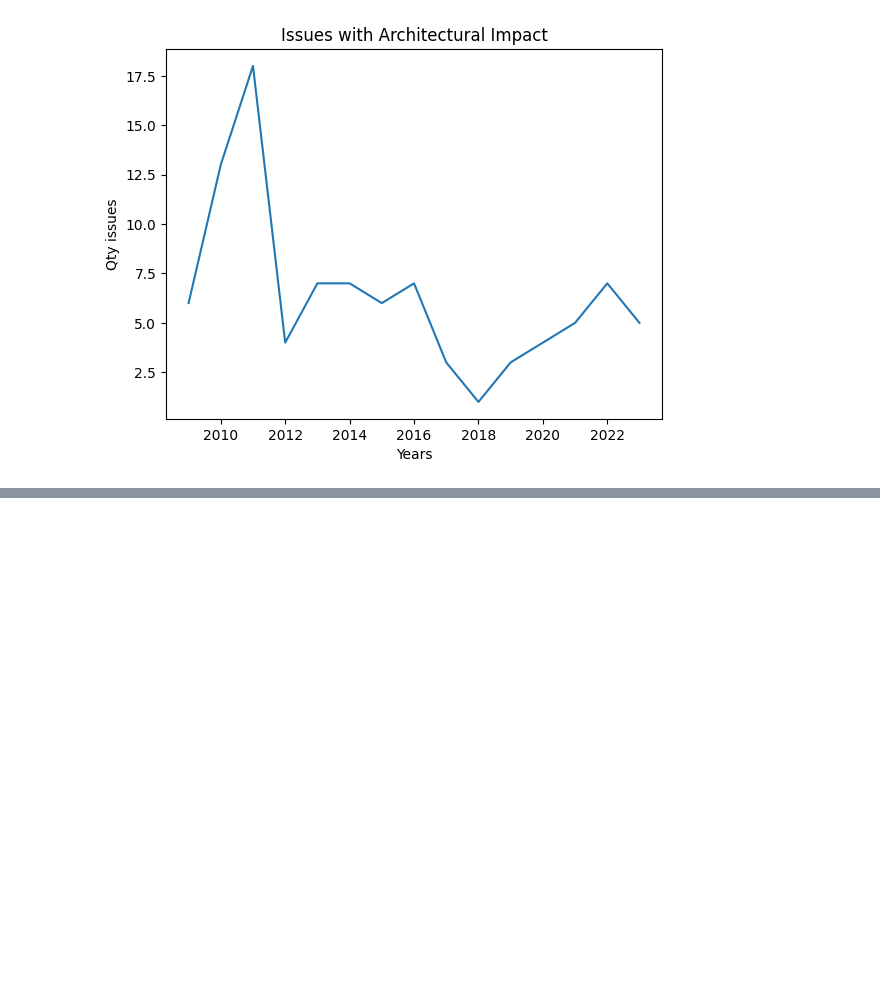
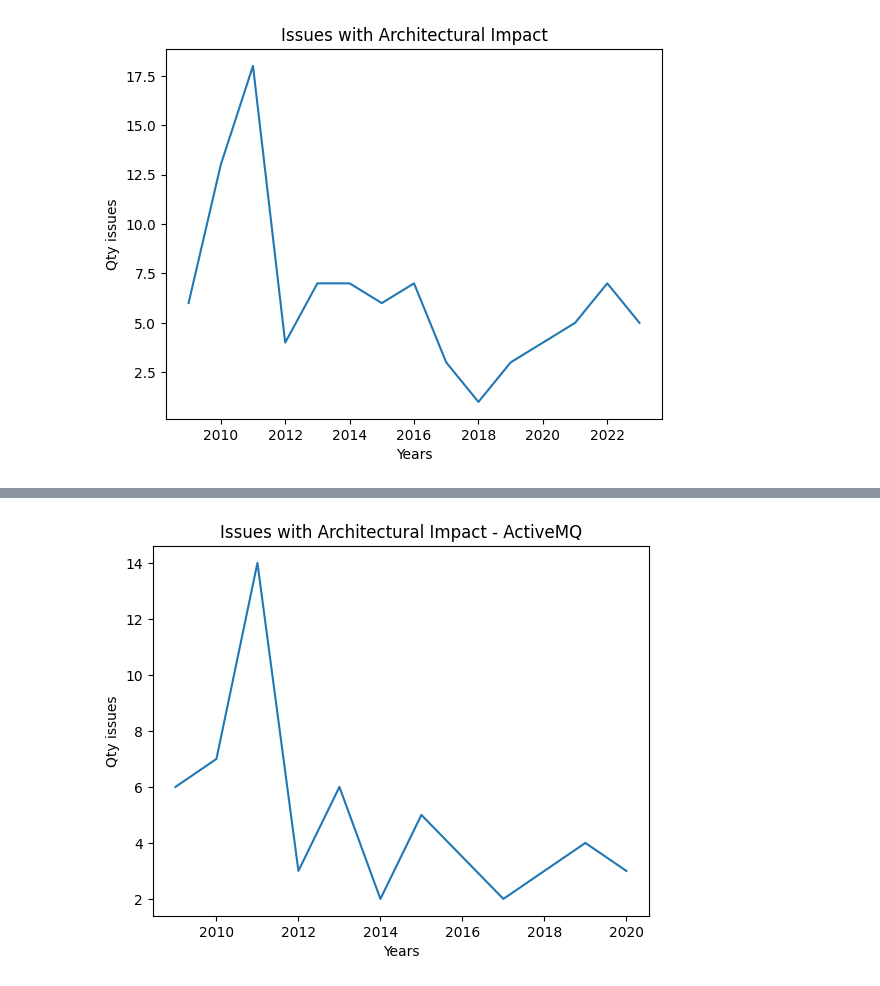
Before and after one commit to armandossrecife/my_validation, a Jupyter notebook: my_comparison.ipynb, the cells around one changed output, grey strips where cells are left out. Cells and saved outputs as stored; diff of their text form; code cells hidden in the pictures; blank space fills up the shorter version.

```diff
--- a/my_comparison.ipynb
+++ b/my_comparison.ipynb
@@ -2071,0 +2094,5 @@ grafico_temperaturas.exibir_gráfico()
+# %%
+df_aii_yes = df_activemq_issues_inspected[df_activemq_issues_inspected['architectural_impact'] == 'YES']
+df_aii_yes = df_aii_yes[['issue_key', 'summary']]
+df2a = df_aii_yes.copy()
+df_aii_yes
@@ -2071,0 +2117,4 @@ grafico_temperaturas.exibir_gráfico()
+# %%
+# Merge DataFrames by Column
+df3a=pd.merge(df1a,df2a, on='issue_key')
+df3a
@@ -2071,0 +2139,3 @@ grafico_temperaturas.exibir_gráfico()
+# %%
+df3a['year'] = pd.to_datetime(df3a['created_date']).dt.year
+df3a
@@ -2071,0 +2160,5 @@ grafico_temperaturas.exibir_gráfico()
+# %%
+issues_per_year_a = df3a.groupby(['year']).size()
+new_df_a = issues_per_year_a.to_frame(name='issues_count').reset_index()
+df_active_mq_iaiyes_by_year = new_df_a.copy()
+df_active_mq_iaiyes_by_year
@@ -2071,0 +2178,12 @@ grafico_temperaturas.exibir_gráfico()
+# %%
+anos_am = df_active_mq_iaiyes_by_year.year
+qtd_issues_am = df_active_mq_iaiyes_by_year.issues_count
+
+# Exemplo de uso da classe Gráfico
+grafico_activemq_issues = GraficoSerieTemporal()
+grafico_activemq_issues.set_eixo_x(x=anos_am)
+grafico_activemq_issues.set_eixo_y(y=qtd_issues_am)
+grafico_activemq_issues.configura_titulo_e_rotulos(titulo='Issues with Architectural Impact - ActiveMQ', rotulo_x='Years', rotulo_y='Qty issues')
+grafico_activemq_issues.exibir_gráfico()
+# %% [output]
+[figure, added]
```
Also changed, not shown: parts of 15 cells of this notebook.
